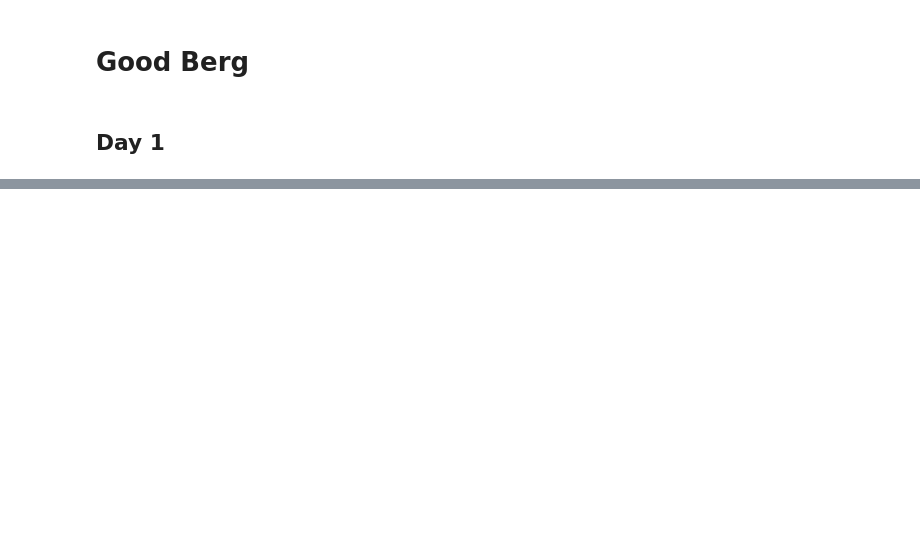
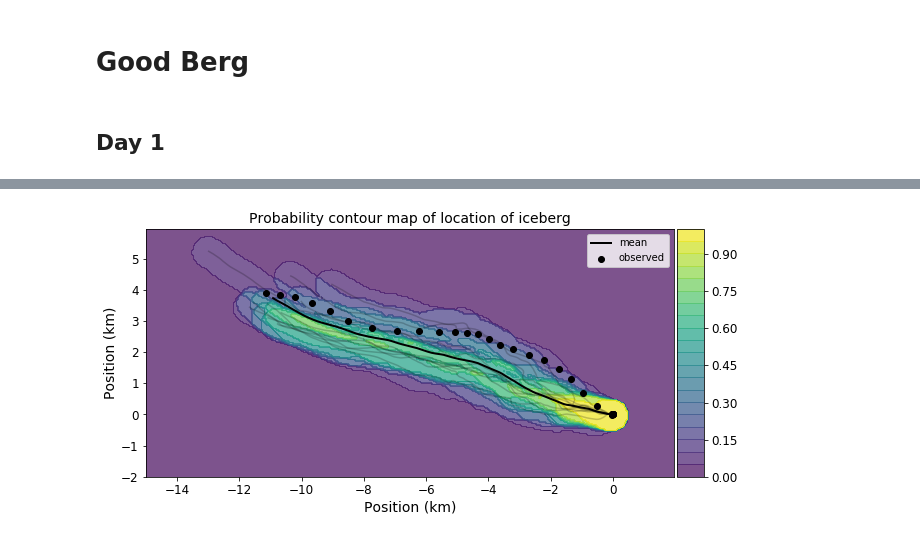
Before and after one commit to jmunroe/IceDEF, a Jupyter notebook: notebooks/ensemble5.ipynb, the cells around one changed output, grey strips where cells are left out. Saved outputs shown, nothing was run; the diff lists cells and outputs as text; code cells hidden in the pictures; blank space fills up the shorter version.

```diff
--- a/notebooks/ensemble5.ipynb
+++ b/notebooks/ensemble5.ipynb
@@ -596,0 +639,38 @@ KeyError: 'easting'
+# %%
+from mpl_toolkits.axes_grid1 import make_axes_locatable
+
+def plot_probabilistic_map(XYZ, xys, ref_xys=None, cbar_step=0.1):
+
+    X, Y, Z = XYZ
+    x_data, y_data = xys
+    ref_x, ref_y  = ref_xys
+
+    n_levels = np.arange(0, 1 + cbar_step, cbar_step)
+    fig = plt.figure(figsize=(10, 5))
+    ax = fig.add_subplot(111, aspect='equal')
+
+    if ref_xys:
+        plt.scatter(ref_x, ref_y, color='black', zorder=1000, label='observed')
+
+    plt.contourf(X, Y, Z, n_levels, alpha=0.7)
+
+    plt.plot(x_data.T, y_data.T, 'k-',  alpha=0.2, linewidth=1.5)
+    plt.plot(np.mean(x_data, 0), np.mean(y_data, 0), 'k-', linewidth=2, label='mean')
+
+    plt.legend()
+
+    plt.xlabel('Position (km)')
+    plt.ylabel('Position (km)')
+    plt.title('Probability contour map of location of iceberg')
+
+    divider = make_axes_locatable(ax)
+    cax = divider.append_axes("right", size="5%", pad=0.05)
+    plt.colorbar(cax=cax)
+
+    plt.show()
+# %%
+ref_x = rd['reference']['easting'].values
+ref_y = rd['reference']['northing'].values
+plot_probabilistic_map((X, Y, Z), (x_data, y_data), (ref_x, ref_y), 0.05)
+# %% [output]
+[figure, added]
```
Also changed, not shown: parts of 26 cells of this notebook.
